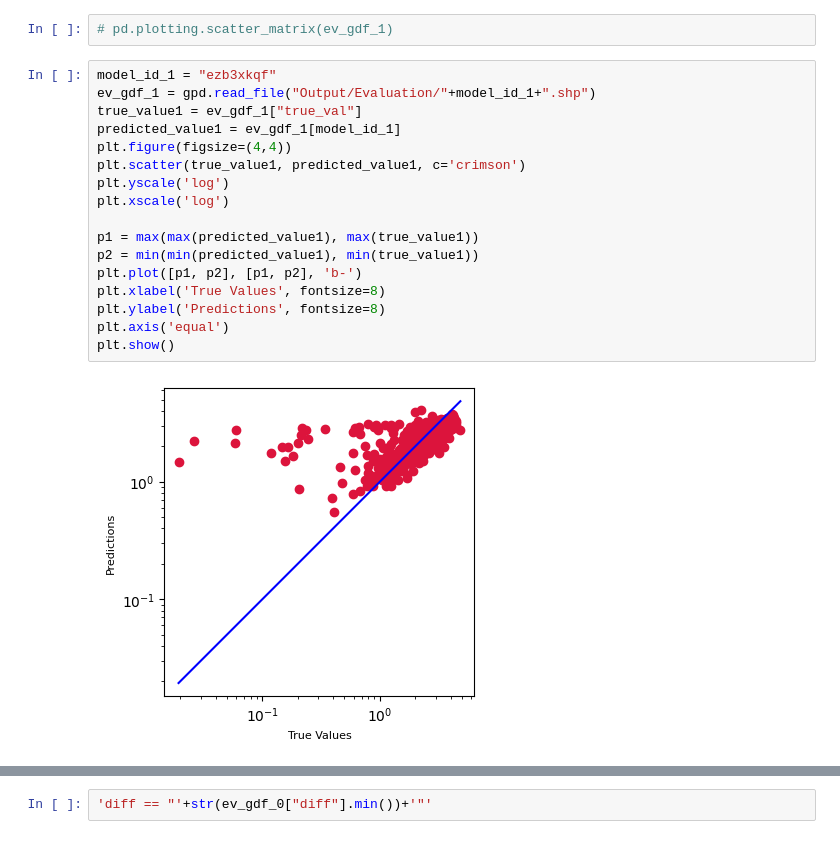
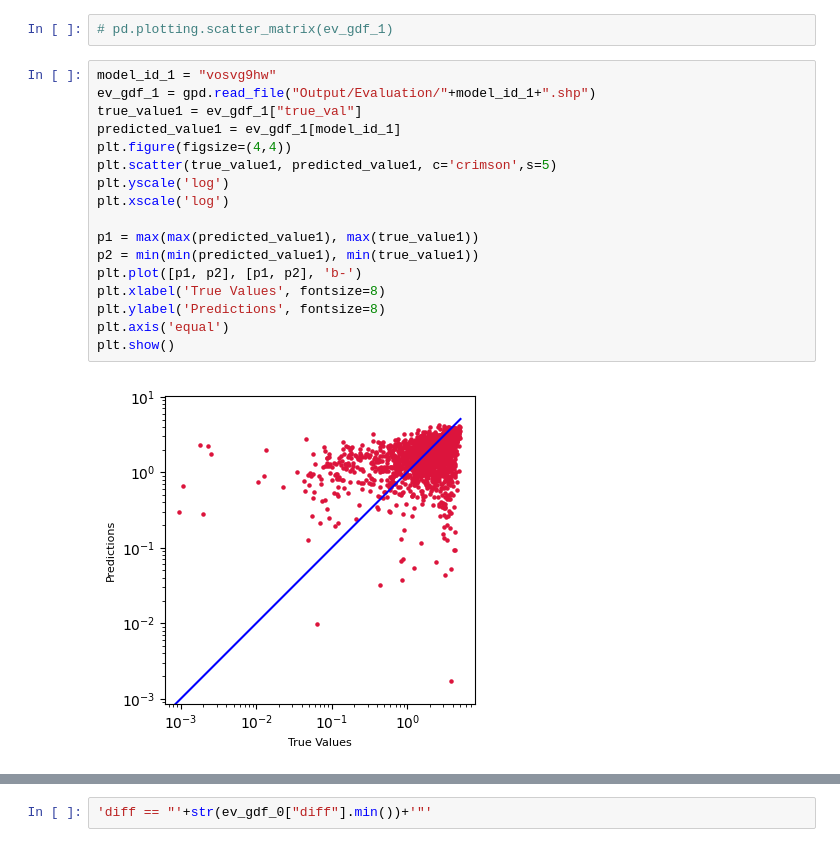
Before and after one commit to Arun-1997/Msc_Thesis, a Jupyter notebook: CNN_evaluate_analysis.ipynb, the cells around one changed output, grey strips where cells are left out. Drawn from its saved outputs; the diff is of its cells as text.

```diff
--- a/CNN_evaluate_analysis.ipynb
+++ b/CNN_evaluate_analysis.ipynb
@@ -75,21 +71,21 @@ plt.show()
 # %%
 # pd.plotting.scatter_matrix(ev_gdf_1)
 # %%
-model_id_1 = "ezb3xkqf"
+model_id_1 = "vosvg9hw"
 ev_gdf_1 = gpd.read_file("Output/Evaluation/"+model_id_1+".shp")
 true_value1 = ev_gdf_1["true_val"]
 predicted_value1 = ev_gdf_1[model_id_1]
 plt.figure(figsize=(4,4))
-plt.scatter(true_value1, predicted_value1, c='crimson')
+plt.scatter(true_value1, predicted_value1, c='crimson',s=5)
 plt.yscale('log')
 plt.xscale('log')
 
 p1 = max(max(predicted_value1), max(true_value1))
 p2 = min(min(predicted_value1), min(true_value1))
 plt.plot([p1, p2], [p1, p2], 'b-')
 plt.xlabel('True Values', fontsize=8)
 plt.ylabel('Predictions', fontsize=8)
 plt.axis('equal')
 plt.show()
 # %% [output]
-[figure, old version]
+[figure, new version]
```
Also changed, not shown: parts of 12 cells of this notebook, 4 other files.
